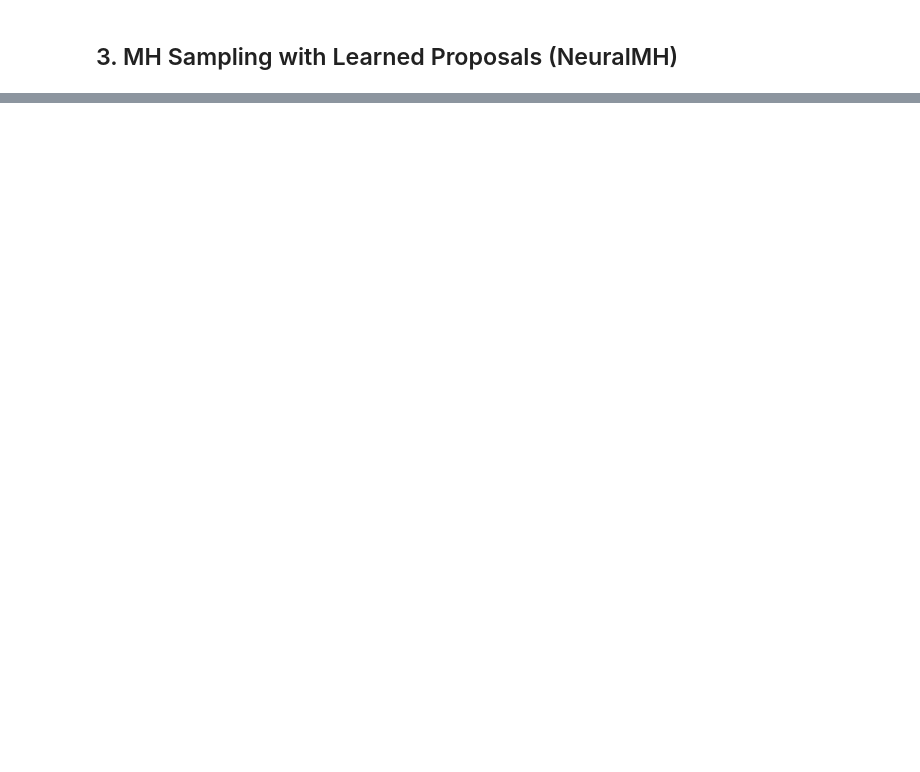
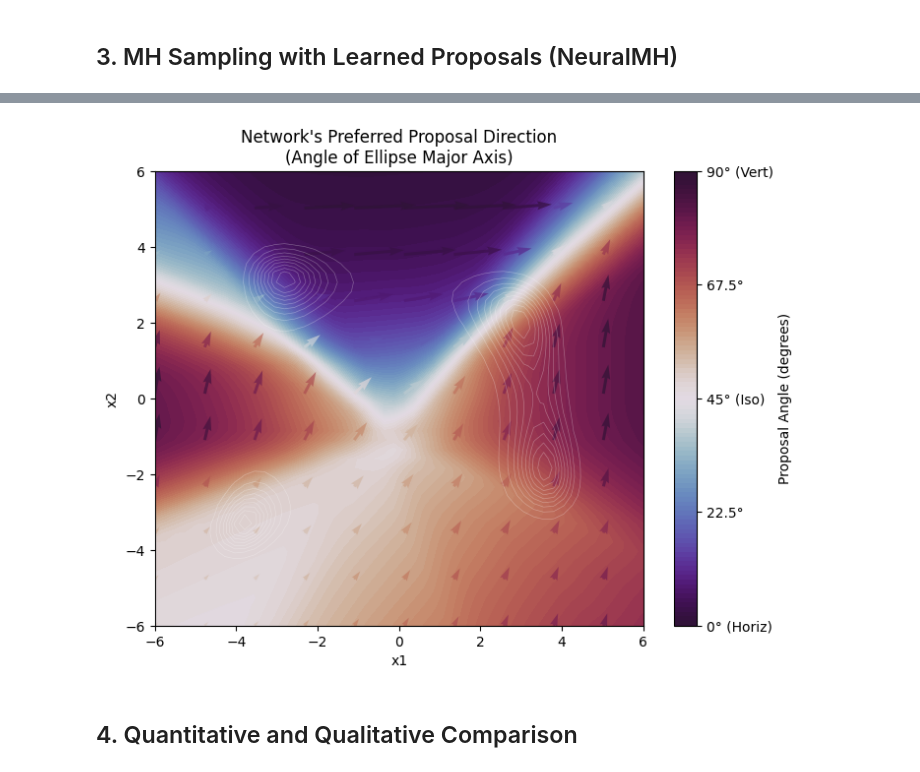
Before and after one commit to Appleblue17/NeuralMH-Accelerating-MCMC-with-Learned-Proposals, a Jupyter notebook: src/main.ipynb, the cells around one changed output, grey strips where cells are left out. Cells and saved outputs as stored; diff of their text form; code cells hidden in the pictures; blank space fills up the shorter version.

```diff
--- a/src/main.ipynb
+++ b/src/main.ipynb
@@ -506,0 +515,56 @@ plt.show()
+# %%
+import matplotlib.pyplot as plt
+import numpy as np
+import torch
+
+# --- 1. Generate Grid and Predict Std Devs ---
+x_range = np.linspace(-6, 6, 50)
+y_range = np.linspace(-6, 6, 50)
+X, Y = np.meshgrid(x_range, y_range)
+grid_points = np.dstack((X, Y)).reshape(-1, 2)
+
+with torch.no_grad():
+    grid_tensor = torch.tensor(grid_points, dtype=torch.float32)
+    # Model outputs log_std for each dimension: shape (N, 2)
+    pred_log_std = var_model(grid_tensor)
+    pred_std = np.exp(pred_log_std.numpy()) # Shape (N, 2) -> [std_x, std_y]
+
+# Extract std for x and y dimensions
+std_x = pred_std[:, 0].reshape(50, 50)
+std_y = pred_std[:, 1].reshape(50, 50)
+
+# --- 2. Calculate Direction Angle ---
+# Angle theta = arctan(std_y / std_x)
+# Result is in radians [0, pi/2] since stds are positive
+angles_rad = np.arctan2(std_y, std_x)
+angles_deg = np.degrees(angles_rad)
+
+# --- 3. Plotting the Direction Map ---
+plt.figure(figsize=(8, 6))
+
+# Use 'twilight' or 'hsv' colormap to represent angles cyclically
+# vmin=0, vmax=90 maps Blue->Red to 0->90 degrees
+cf = plt.contourf(X, Y, angles_deg, levels=np.linspace(0, 90, 100), cmap='twilight_shifted')
+cbar = plt.colorbar(cf, label='Proposal Angle (degrees)')
+cbar.set_ticks([0, 22.5, 45, 67.5, 90])
+cbar.set_ticklabels(['0° (Horiz)', '22.5°', '45° (Iso)', '67.5°', '90° (Vert)'])
+
+plt.title('Network\'s Preferred Proposal Direction\n(Angle of Ellipse Major Axis)')
+plt.xlabel('x1'); plt.ylabel('x2')
+
+# Overlay true contours to see if direction aligns with landscape geometry
+Z = np.exp(log_prob_himmelblau(np.dstack((X, Y)), T=T_TEMP))
+plt.contour(X, Y, Z, levels=10, colors='white', alpha=0.3, linewidths=0.5)
+
+# Optional: Add quiver plot to show vectors explicitly (subsampled for clarity)
+skip = 5
+plt.quiver(X[::skip, ::skip], Y[::skip, ::skip],
+           std_x[::skip, ::skip], std_y[::skip, ::skip],
+           angles_deg[::skip, ::skip],
+           cmap='twilight_shifted', scale=50, alpha=0.7)
+
+plt.show()
+# %% [output]
+[figure, added]
+# %% [markdown]
+## 4. Quantitative and Qualitative Comparison
```
Also changed, not shown: parts of 14 cells of this notebook, 1 other file.
